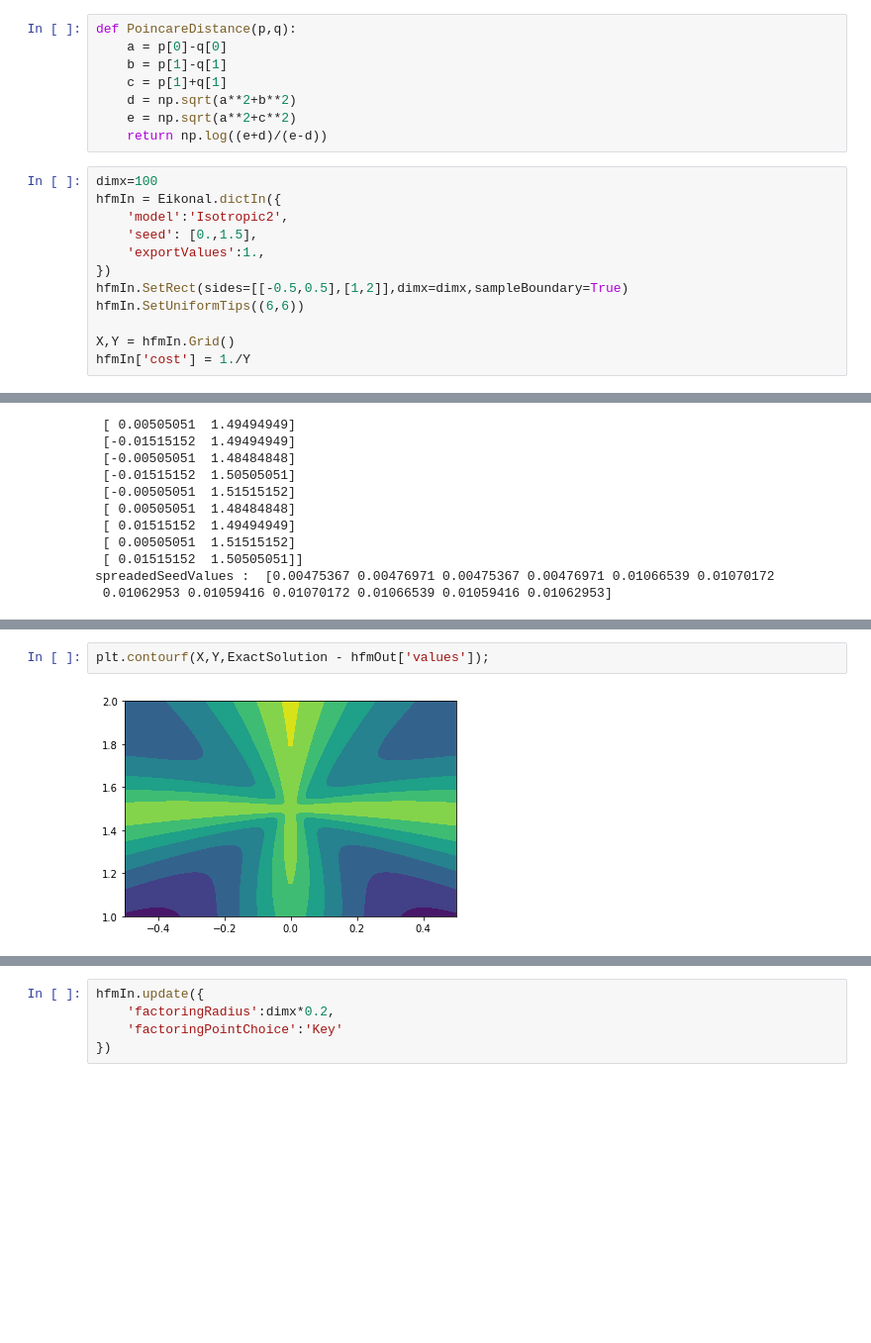
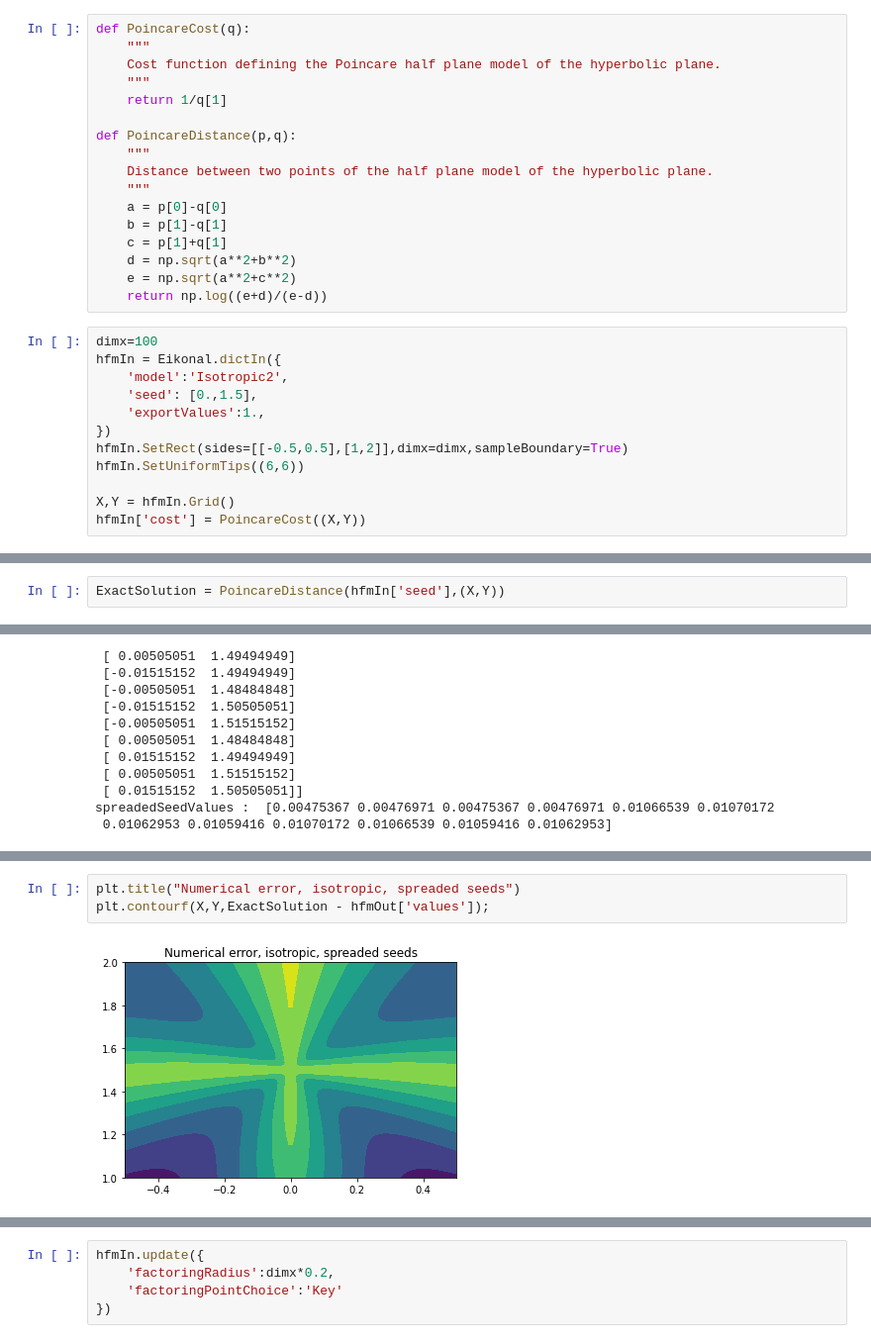
Before and after one commit to Mirebeau/AdaptiveGridDiscretizations_showcase, a Jupyter notebook: Notebooks_FMM/HighAccuracy.ipynb, the cells around one changed output, grey strips where cells are left out. Shown at 99% size. Drawn from its saved outputs; the diff is of its cells as text; blank space fills up the shorter version.

```diff
--- a/Notebooks_FMM/HighAccuracy.ipynb
+++ b/Notebooks_FMM/HighAccuracy.ipynb
@@ -81,7 +85,16 @@ where $q = (q_x,q_y)$ and $\overline q = (q_x,-q_y)$.
 
 In the following example, we restrict our computations to the sub-domain $[-0.5,0.5] \times [1,2] \subset \mathbb R \times \mathbb R^{++}$.
 # %%
+def PoincareCost(q):
+    """
+    Cost function defining the Poincare half plane model of the hyperbolic plane.
+    """
+    return 1/q[1]
+
 def PoincareDistance(p,q):
+    """
+    Distance between two points of the half plane model of the hyperbolic plane.
+    """
     a = p[0]-q[0]
     b = p[1]-q[1]
     c = p[1]+q[1]
@@ -99,7 +112,7 @@ hfmIn.SetRect(sides=[[-0.5,0.5],[1,2]],dimx=dimx,sampleBoundary=True)
 hfmIn.SetUniformTips((6,6))
 
 X,Y = hfmIn.Grid()
-hfmIn['cost'] = 1./Y
+hfmIn['cost'] = PoincareCost((X,Y))
 # %%
 hfmOut = hfmIn.Run()
 # %% [output]
@@ -130,3 +140,5 @@ def L1Norm(a):   return np.sum(np.abs(a))/a.size
+# %%
+ExactSolution = PoincareDistance(hfmIn['seed'],(X,Y))
 # %%
 print("Max error : ",     LInfNorm(ExactSolution - hfmOut['values']) )
 print("Average error : ", L1Norm(ExactSolution  - hfmOut['values']) )
@@ -231,9 +246,10 @@ plt.scatter(hfmOut['spreadedSeeds'][:,0],hfmOut['spreadedSeeds'][:,1]);
 # %% [output]
 [figure]
 # %%
+plt.title("Numerical error, isotropic, spreaded seeds")
 plt.contourf(X,Y,ExactSolution - hfmOut['values']);
 # %% [output]
-[figure, old version]
+[figure, new version]
 # %% [markdown]
 ### 1.2 (Static) Equation factoring
 
```
Also changed, not shown: parts of 66 cells of this notebook, 55 other files.
